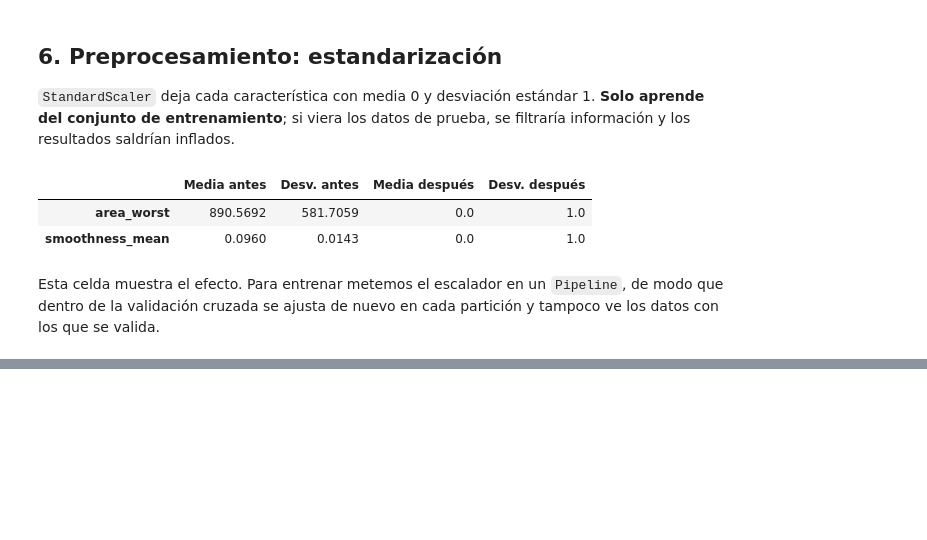
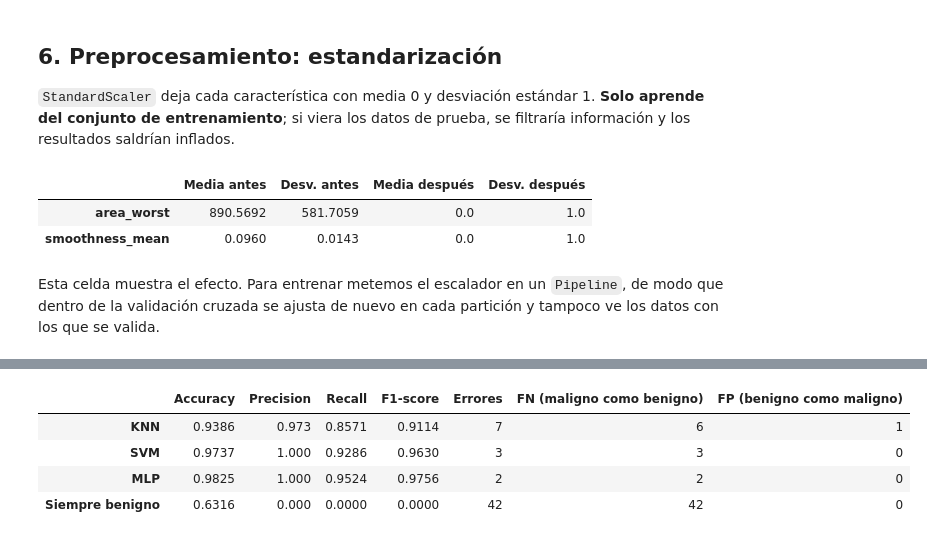
Before and after one commit to jorgemx546/comparacion-aprendizaje-supervisado, a Jupyter notebook: Comparacion_KNN_SVM_MLP.ipynb, the cells around one changed output, grey strips where cells are left out. Cells and saved outputs as stored; diff of their text form; code cells hidden in the pictures; blank space fills up the shorter version.

```diff
--- a/Comparacion_KNN_SVM_MLP.ipynb
+++ b/Comparacion_KNN_SVM_MLP.ipynb
@@ -247,0 +312,28 @@ Esta celda muestra el efecto. Para entrenar metemos el escalador en un `Pipeline
+# %%
+def evaluar(y_real, y_pred):
+    tn, fp, fn, tp = confusion_matrix(y_real, y_pred, labels=[0, 1]).ravel()
+    return {
+        "Accuracy": accuracy_score(y_real, y_pred),
+        "Precision": precision_score(y_real, y_pred, zero_division=0),
+        "Recall": recall_score(y_real, y_pred, zero_division=0),
+        "F1-score": f1_score(y_real, y_pred, zero_division=0),
+        "Errores": int(fp + fn),
+        "FN (maligno como benigno)": int(fn),
+        "FP (benigno como maligno)": int(fp),
+    }
+
+
+predicciones = {}
+for nombre, modelo in modelos.items():
+    predicciones[nombre] = modelo.predict(X_test)
+    # Mediana de 20 repeticiones: la primera llamada suele tardar más de lo normal.
+    medidas = []
+    for _ in range(20):
+        inicio = time.perf_counter()
+        modelo.predict(X_test)
+        medidas.append((time.perf_counter() - inicio) * 1000)
+    tiempos[nombre]["Predecir prueba (ms)"] = float(np.median(medidas))
+
+for nombre in MODELOS:
+    print(f"--- {nombre} ---")
+    print(classification_report(y_test, predicciones[nombre], target_names=["Benigno", "Maligno"], digits=4))
@@ -247,0 +392,18 @@ Esta celda muestra el efecto. Para entrenar metemos el escalador en un `Pipeline
+# %%
+comparacion = pd.DataFrame({n: evaluar(y_test, predicciones[n]) for n in MODELOS}).T
+
+referencia = DummyClassifier(strategy="most_frequent").fit(X_train, y_train)
+comparacion_con_referencia = pd.concat(
+    [comparacion, pd.DataFrame({"Siempre benigno": evaluar(y_test, referencia.predict(X_test))}).T]
+)
+CONTEOS = ["Errores", "FN (maligno como benigno)", "FP (benigno como maligno)"]
+for tabla in (comparacion, comparacion_con_referencia):
+    tabla[METRICAS] = tabla[METRICAS].astype(float)
+    tabla[CONTEOS] = tabla[CONTEOS].astype(int)
+comparacion_con_referencia.round(4)
+# %% [output]
+|  | Accuracy | Precision | Recall | F1-score | Errores | FN (maligno como benigno) | FP (benigno como maligno) |
+| KNN | 0.9386 | 0.973 | 0.8571 | 0.9114 | 7 | 6 | 1 |
+| SVM | 0.9737 | 1.000 | 0.9286 | 0.9630 | 3 | 3 | 0 |
+| MLP | 0.9825 | 1.000 | 0.9524 | 0.9756 | 2 | 2 | 0 |
+| Siempre benigno | 0.6316 | 0.000 | 0.0000 | 0.0000 | 42 | 42 | 0 |
```
Also changed, not shown: parts of 9 cells of this notebook.
